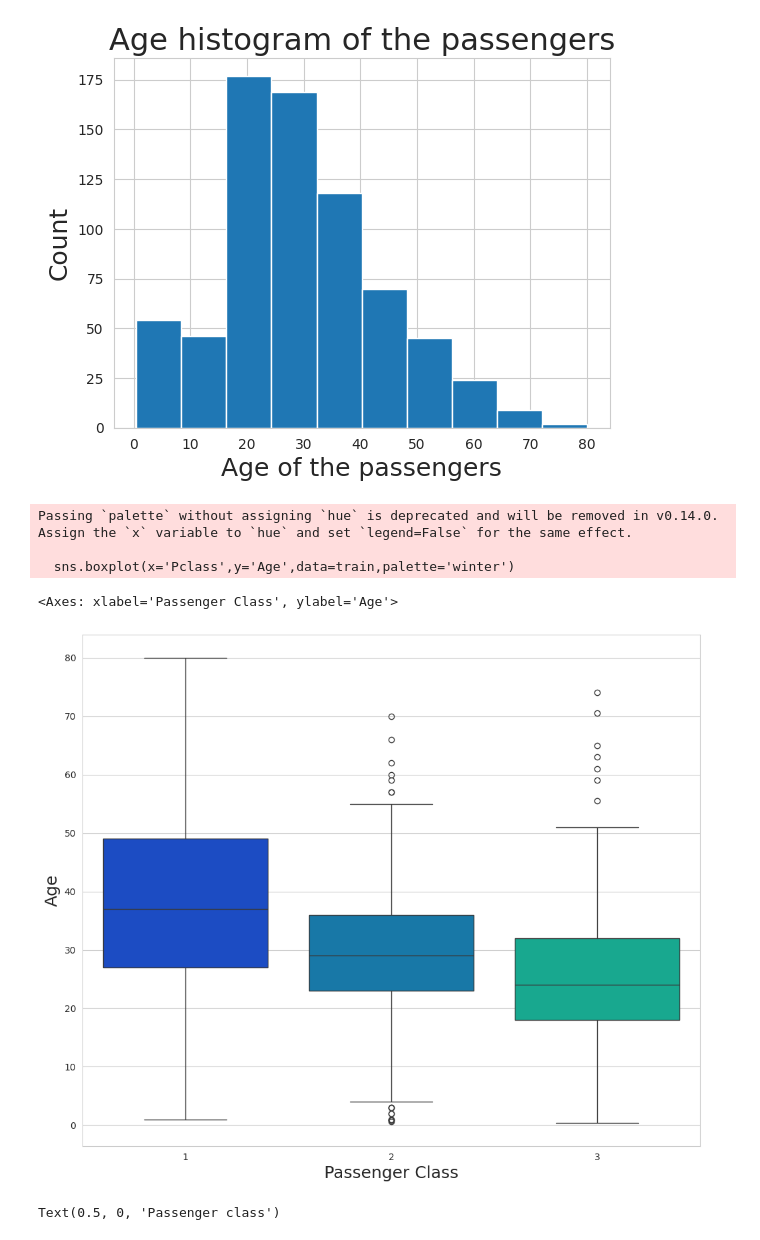
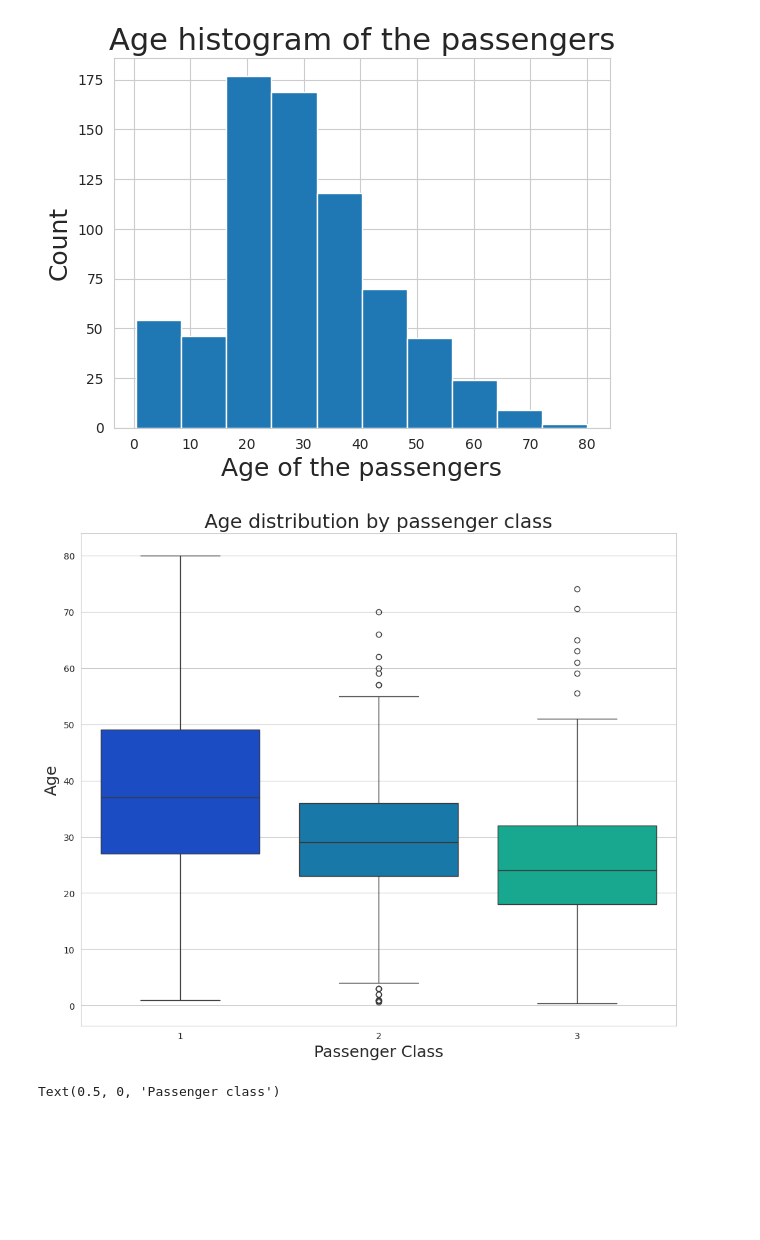
Before and after one commit to Mahesh-ch06/AIML_2303A52037, a Jupyter notebook: Lab05.ipynb, the cells around one changed output. Cells and saved outputs as stored; diff of their text form; code cells hidden in the pictures; blank space fills up the shorter version.

```diff
--- a/Lab05.ipynb
+++ b/Lab05.ipynb
@@ -11,7 +11,7 @@ import matplotlib.pyplot as plt
 import seaborn as sns
 %matplotlib inline
 
-train = pd.read_csv('/content/drive/MyDrive/titanic_train.csv')
+train = pd.read_csv('/content/train.csv')
 train.head()
 # %% [output]
 |  | PassengerId | Survived | Pclass | Name | Sex | Age | SibSp | Parch | Ticket | Fare | ... |
@@ -121,15 +185,13 @@ train['Age'].hist()
 [figure]
 # %%
 plt.figure(figsize=(12, 10))
-plt.xlabel("Passenger Class",fontsize=18)
-plt.ylabel("Age",fontsize=18)
-sns.boxplot(x='Pclass',y='Age',data=train,palette='winter')
+plt.xlabel("Passenger Class", fontsize=18)
+plt.ylabel("Age", fontsize=18)
+sns.boxplot(x='Pclass', y='Age', data=train, palette='winter')
+plt.title("Age distribution by passenger class", fontsize=22)
+plt.show()
 # %% [output]
-Passing `palette` without assigning `hue` is deprecated and will be removed in v0.14.0. Assign the `x` variable to `hue` and set `legend=False` for the same effect.
-
-  sns.boxplot(x='Pclass',y='Age',data=train,palette='winter')
-<Axes: xlabel='Passenger Class', ylabel='Age'>
-[figure, old version]
+[figure, new version]
 # %%
 f_class_Age=train.groupby('Pclass')['Age'].mean()
 f_class_Age = pd.DataFrame(f_class_Age)
```
Also changed, not shown: parts of 9 cells of this notebook.
